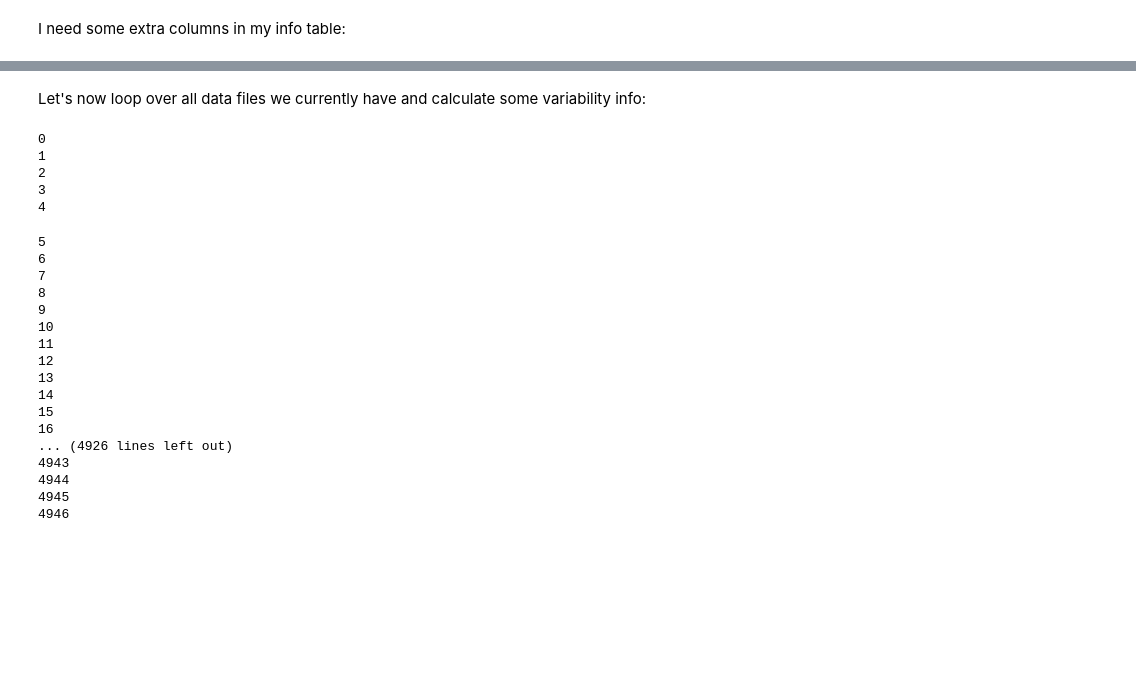
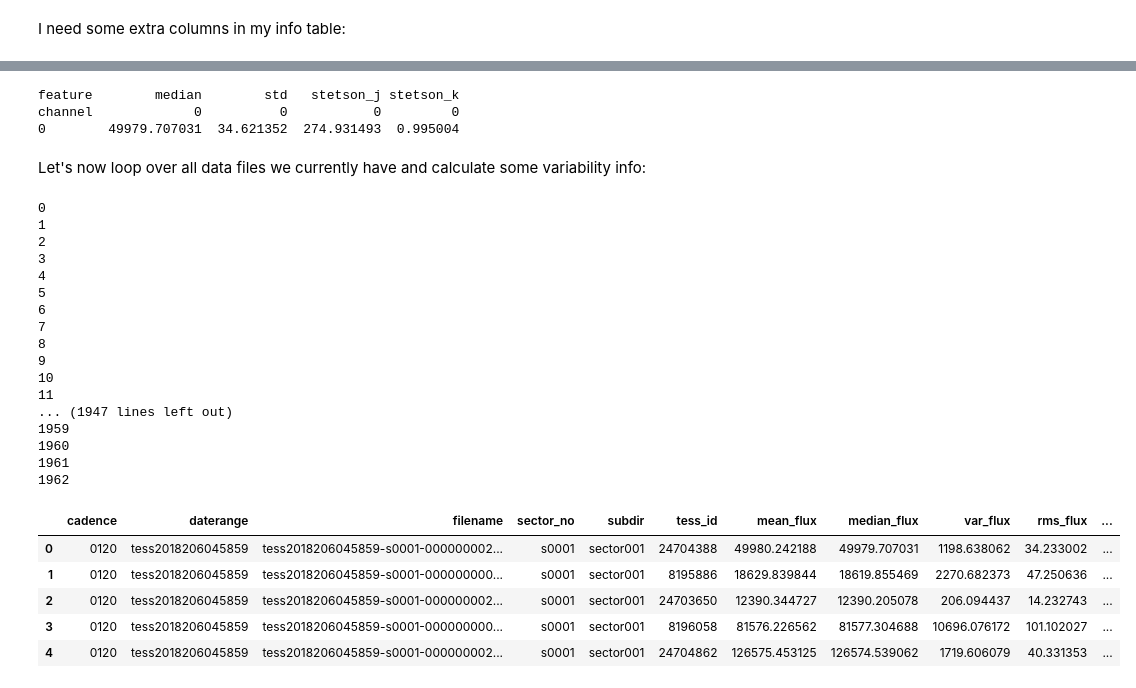
Before and after one commit to dirac-institute/TESSHacks, a Jupyter notebook: notebooks/TessDataMangling.ipynb, the cells around one changed output, grey strips where cells are left out. Saved outputs shown, nothing was run; the diff lists cells and outputs as text; code cells hidden in the pictures; blank space fills up the shorter version.

```diff
--- a/notebooks/TessDataMangling.ipynb
+++ b/notebooks/TessDataMangling.ipynb
@@ -245,3 +249,4 @@ FITS_rec([(1325.29650043, 0.00214334, 70444, 44876.914, 23.26281 , 1309.0525, 4.
 time = hdulist[1].data.field("TIME")
 flux = hdulist[1].data.field("PDCSAP_FLUX")
 flux_err = hdulist[1].data.field("PDCSAP_FLUX_ERR")
+quality = hdulist[1].data.field("QUALITY")
@@ -248,3 +267,8 @@ flux_err = hdulist[1].data.field("PDCSAP_FLUX_ERR")
+# %%
+mask = (quality == 0)
+time = time[mask]
+flux = flux[mask]
+flux_err = flux_err[mask]
 # %%
 fig, ax = plt.subplots(1, 1, figsize=(8,4))
 ax.errorbar(time, flux, yerr=flux_err, fmt="o", markersize=4)
@@ -347,5 +395,25 @@ tess_info["radius"] = np.zeros(len(tess_info))
+# %%
+print(fset_cesium)
+# %% [output]
+feature        median        std   stetson_j stetson_k
+channel             0          0           0         0
+0        49979.707031  34.621352  274.931493  0.995004
 # %% [markdown]
 Let's now loop over all data files we currently have and calculate some variability info:
+# %%
+tess_info["mean_flux"] = np.zeros(len(tess_info))
+tess_info["median_flux"] = np.zeros(len(tess_info))
+tess_info["var_flux"] = np.zeros(len(tess_info))
+tess_info["rms_flux"] = np.zeros(len(tess_info))
+tess_info["max_flux"] = np.zeros(len(tess_info))
+
+tess_info["ra"] = np.zeros(len(tess_info))
+tess_info["dec"] = np.zeros(len(tess_info))
+tess_info["tessmag"] =np.zeros(len(tess_info))
+tess_info["teff"] = np.zeros(len(tess_info))
+tess_info["log_g"] = np.zeros(len(tess_info))
+tess_info["mh"] = np.zeros(len(tess_info))
+tess_info["radius"] = np.zeros(len(tess_info))
 # %%
 lc_all = []
 
@@ -378,19 +446,20 @@ for idx in tess_info.index:
         tess_info.loc[idx, "mh"] = lc["mh"]
         tess_info.loc[idx, "radius"] = lc["radius"]
 
-        mean_flux = np.mean(flux)
-        var_flux = np.var(flux)
-        median_flux = np.median(flux)
-        rms_flux = 0.7413*(np.percentile(flux, 75)-np.percentile(flux, 25))
+        mean_flux = np.nanmean(flux)
+        var_flux = np.nanvar(flux)
+        median_flux = np.nanmedian(flux)
+        rms_flux = 0.7413*(np.nanpercentile(flux, 75)-np.nanpercentile(flux, 25))
+        max_flux = np.nanmax(flux)
 
+        #print("mean_flux: " + str(mean_flux))
+        #print("var_flux: " + str(var_flux))
         tess_info.loc[idx, "mean_flux"] = mean_flux
         tess_info.loc[idx, "median_flux"] = median_flux
         tess_info.loc[idx, "var_flux"] = var_flux
         tess_info.loc[idx, "rms_flux"] = rms_flux
+        tess_info.loc[idx, "max_flux"] = max_flux
 
-        #fig, ax = plt.subplots(1, 1, figsize=(8,4))
-        #ax.errorbar(test_lc["time"], test_lc["flux"], yerr=test_lc["flux_err"],
-        #           fmt="o", markersize=3)
     except OSError:
         continue
 # %% [output]
@@ -399,20 +468,24 @@ for idx in tess_info.index:
 2
 3
 4
+5
+6
+7
+8
+9
+10
+11
+... (1947 lines left out)
+1959
+1960
+1961
+1962
-5
-6
-7
-8
-9
-10
-11
-12
-13
-14
-15
-16
-... (4926 lines left out)
-4943
-4944
-4945
-4946
+# %%
+tess_info.head()
+# %% [output]
+|  | cadence | daterange | filename | sector_no | subdir | tess_id | mean_flux | median_flux | var_flux | rms_flux | ... |
+| 0 | 0120 | tess2018206045859 | tess2018206045859-s0001-000000002... | s0001 | sector001 | 24704388 | 49980.242188 | 49979.707031 | 1198.638062 | 34.233002 | ... |
+| 1 | 0120 | tess2018206045859 | tess2018206045859-s0001-000000000... | s0001 | sector001 | 8195886 | 18629.839844 | 18619.855469 | 2270.682373 | 47.250636 | ... |
+| 2 | 0120 | tess2018206045859 | tess2018206045859-s0001-000000002... | s0001 | sector001 | 24703650 | 12390.344727 | 12390.205078 | 206.094437 | 14.232743 | ... |
+| 3 | 0120 | tess2018206045859 | tess2018206045859-s0001-000000000... | s0001 | sector001 | 8196058 | 81576.226562 | 81577.304688 | 10696.076172 | 101.102027 | ... |
+| 4 | 0120 | tess2018206045859 | tess2018206045859-s0001-000000002... | s0001 | sector001 | 24704862 | 126575.453125 | 126574.539062 | 1719.606079 | 40.331353 | ... |
```
Also changed, not shown: parts of 22 cells of this notebook, 1 other file.
